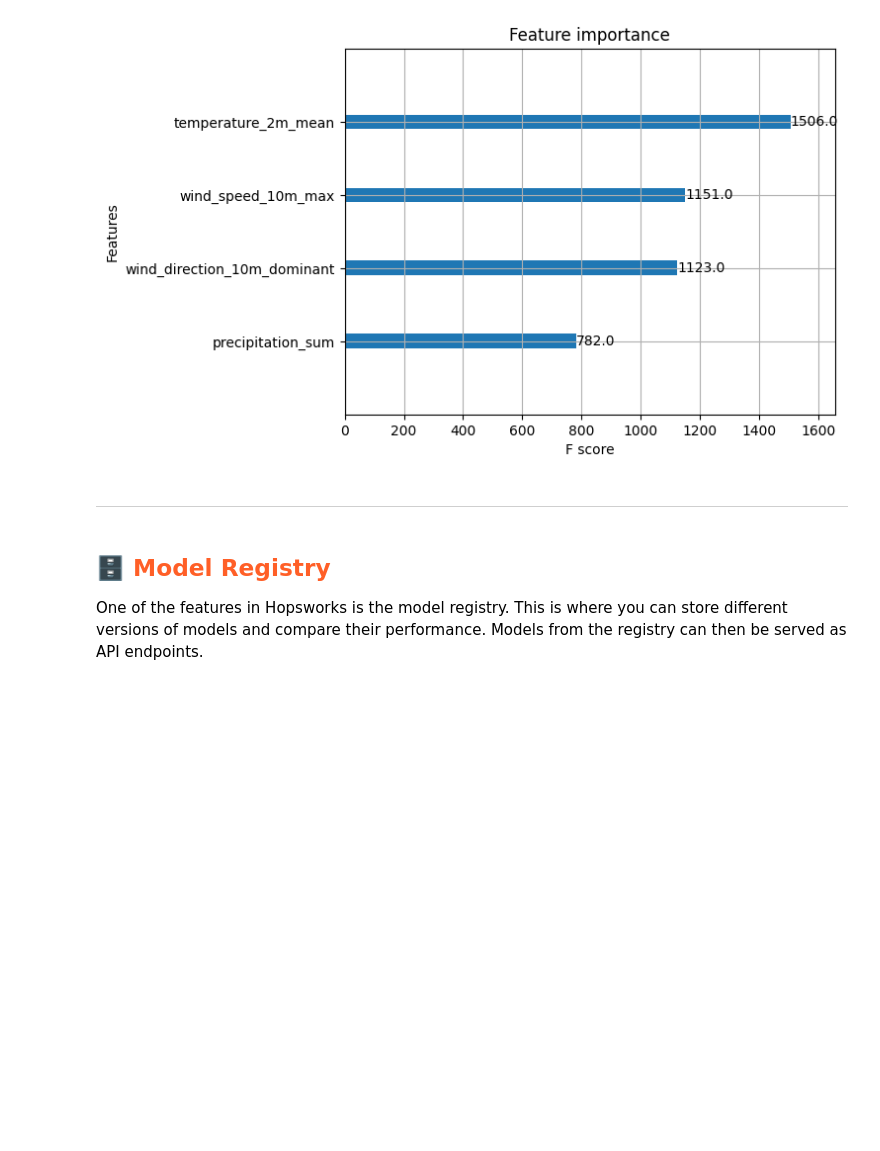
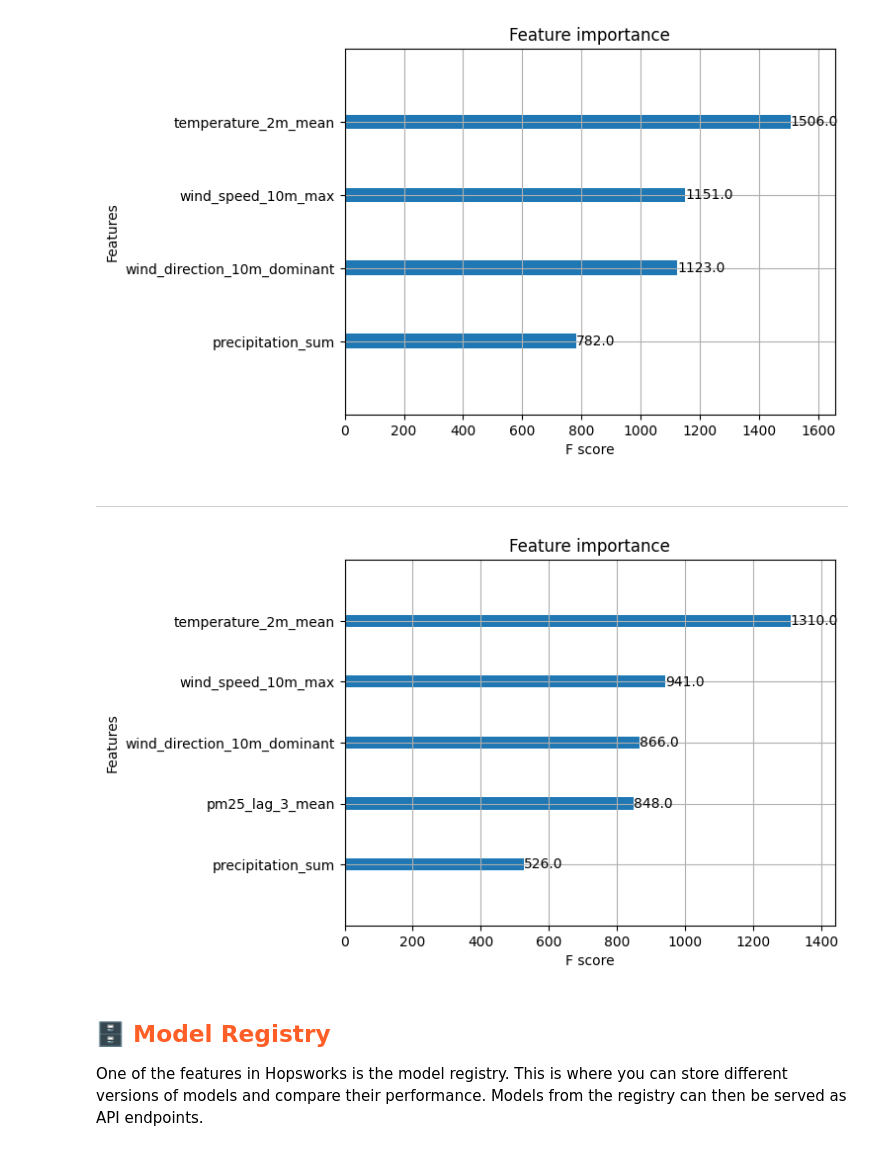
Before and after one commit to alyssa2024/mlfs-book, a Jupyter notebook: notebooks/airquality/3_air_quality_training_pipeline.ipynb, the cells around one changed output. Drawn from its saved outputs; the diff is of its cells as text; code cells hidden in the pictures; blank space fills up the shorter version.

```diff
--- a/notebooks/airquality/3_air_quality_training_pipeline.ipynb
+++ b/notebooks/airquality/3_air_quality_training_pipeline.ipynb
@@ -140,3 +147,11 @@ feature_view = fs.get_or_create_feature_view(
     labels=['pm25'],
     query=selected_features,
 )
+# %%
+feature_view_new = fs.get_or_create_feature_view(
+    name='air_quality_new_fv',
+    description="weather features(combined) with air quality as the target",
+    version=1,
+    labels=['pm25'],
+    query=selected_features_new,
+)
@@ -170,3 +188,8 @@ X_train
 | 2383 | 2025-04-29 00:00:00+00:00 | 21.621582 | 0.000000 | 15.542662 | 170.506500 |
 | 2384 | 2025-04-30 00:00:00+00:00 | 24.263254 | 0.000000 | 14.949756 | 182.980591 |
 2385 rows × 5 columns
+# %%
+X_train_new, X_test_new, y_train_new, y_test_new = feature_view_new.train_test_split(
+    test_start=test_start
+)
+X_train_new
@@ -189,3 +227,7 @@ y_train
 | 2383 | 78.0 |
 | 2384 | 67.0 |
 2385 rows × 1 columns
+# %%
+X_features_new = X_train_new.drop(columns=['date'])
+X_test_features_new = X_test_new.drop(columns=['date'])
+y_train_new
@@ -267,6 +375,13 @@ plt.show()
 [figure]
 # %% [markdown]
 ---
+# %%
+plot_importance(xgb_regressor_new)
+feature_importance_path = images_dir + "/feature_importance.png"
+plt.savefig(feature_importance_path)
+plt.show()
+# %% [output]
+[figure, added]
 # %% [markdown]
 ## <span style='color:#ff5f27'>🗄 Model Registry</span>
 
```
Also changed, not shown: parts of 21 cells of this notebook, 11 other files.
